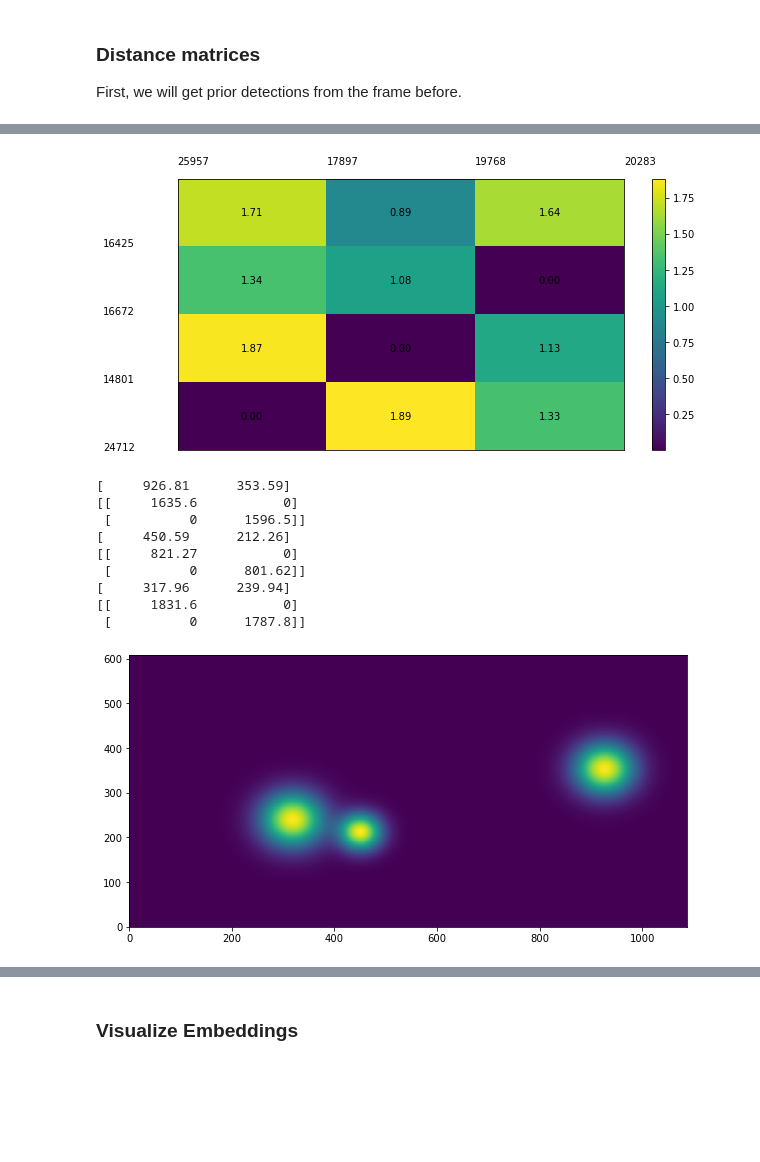
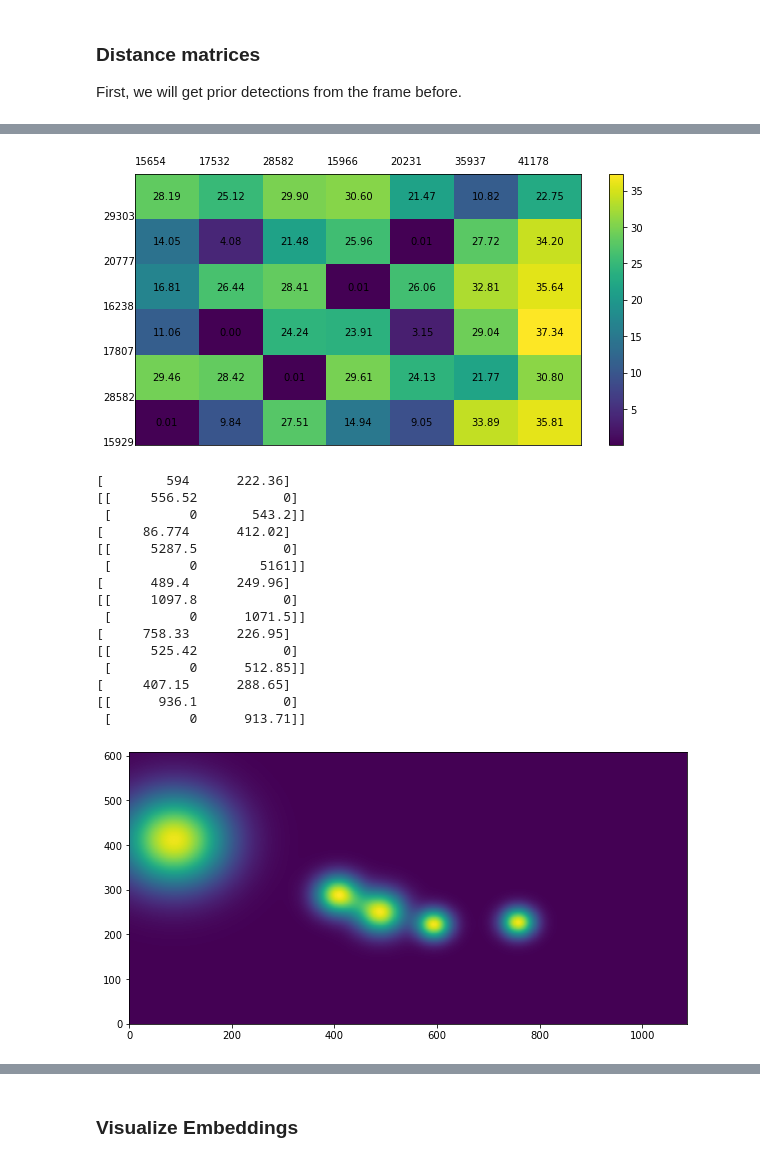
Before and after one commit to ecker-lab/PriMAT-tracking, a Jupyter notebook: own_ideas/viz_tracking.ipynb, the cells around one changed output, grey strips where cells are left out. Saved outputs shown, nothing was run; the diff lists cells and outputs as text; code cells hidden in the pictures; blank space fills up the shorter version.

Commit message:
comparing tracking strategies

```diff
--- a/own_ideas/viz_tracking.ipynb
+++ b/own_ideas/viz_tracking.ipynb
@@ -171,7 +171,7 @@ def multivariate_gaussian(pos, mu, Sigma):
 
     return np.exp(-fac / 2) / N
 
-def plot_hm(dist_hm, inds = inds, cell_text = False):
+def plot_hm(dist_hm, inds = inds, inds1 = inds1, cell_text = False):
     fig, ax = plt.subplots(figsize = (10, 5))
     surf = plt.pcolormesh(dist_hm)
     plt.colorbar(surf)
@@ -185,28 +185,30 @@ def plot_hm(dist_hm, inds = inds, cell_text = False):
                          )
     ax.get_xaxis().set_visible(False)
     ax.get_yaxis().set_visible(False)
-    for y, ind in enumerate(inds1):
+    for y, ind in enumerate(inds):
         ax.text(-0.5, y, ind)
         max_y = y
 
-    for x, ind in enumerate(inds):
+    for x, ind in enumerate(inds1):
         ax.text(x, max_y + 1.2, ind)
 
 
 def kalman_and_matching(tracks, detections1):
 
-    emb_dists = matching.embedding_distance(detections1, tracks)
-    iou_dists = matching.iou_distance(detections1, tracks)
-    dists = np.multiply(2 * emb_dists, iou_dists)
+    emb_dists = matching.embedding_distance(tracks, detections1)
+    iou_dists = matching.iou_distance(tracks, detections1)
+    iou_dists_ind = ((iou_dists > 0.8) + 1) ** 5
+    dists = np.multiply(np.multiply(emb_dists, iou_dists), iou_dists_ind)
 
-    matches, u_track, u_detection = matching.linear_assignment(dists, thresh=0.6)
-
+    matches, u_track, u_detection = matching.linear_assignment(dists, thresh=0.3)
+    print(matches)
 
 
     new_tracks = []
 
     #find matches and update Kalman Filter
     for itracked, idet in matches:
+        print(itracked)
         track = tracks[itracked]
         det = detections1[idet]
         track.update(det, 1)
@@ -235,7 +237,7 @@ cap = cv2.VideoCapture("/usr/users/agecker/datasets/macaque_videos/Videos/VID_20
 # %% [markdown]
 ### Review images and heatmaps
 # %%
-img, hm, dets, inds, id_feature = get_info(55, 0.4, model)
+img, hm, dets, inds, id_feature = get_info(388, 0.2, model)
 
 
 #Instanciate tracks with first frame
@@ -246,14 +248,12 @@ detections = [STrack(STrack.tlbr_to_tlwh(tlbrs[:4]), tlbrs[4], f, 30) for
                           (tlbrs, f) in zip(dets[:, :5], id_feature)]
 
 for track in detections:
-    #print(track.tlbr)
-    #if track.score < 0.4:
-    #    continue
     track.activate(kalman_filter, 0)
     tracks.append(track)
 
-#This has no effect (as starting velocities are 0)
+#This has no effect here (as starting velocities are 0)
 STrack.multi_predict(tracks)
 
-plot_frame(img = img, hm = hm, top_preds = True, thres = 0.4, text = True)
+plot_frame(img = img, hm = hm, top_preds = True, thres = 0.2, text = True)
+len(tracks)
 # %% [output]
@@ -261,10 +262,11 @@ plot_frame(img = img, hm = hm, top_preds = True, thres = 0.4, text = True)
 # %%
-img1, hm1, dets1, inds1, id_feature1 = get_info(56, 0.1, model)
+img1, hm1, dets1, inds1, id_feature1 = get_info(389, 0.02, model)
 detections1 = [STrack(STrack.tlbr_to_tlwh(tlbrs[:4]), tlbrs[4], f, 30) for
                               (tlbrs, f) in zip(dets1[:, :5], id_feature1)]
 
+
 _, _, _, tracks, _ = kalman_and_matching(tracks, detections1)
 STrack.multi_predict(tracks)
-plot_frame(img1, hm1, top_preds = True, thres = 0.1)
+plot_frame(img1, hm1, top_preds = True, thres = 0.02)
 print(tracks)
 # %% [output]
@@ -273,9 +287,9 @@ print(tracks)
 # %%
-img1, hm1, dets1, inds1, id_feature1 = get_info(57, 0.1, model)
+img1, hm1, dets1, inds1, id_feature1 = get_info(390, 0.02, model)
 detections1 = [STrack(STrack.tlbr_to_tlwh(tlbrs[:4]), tlbrs[4], f, 30) for
                               (tlbrs, f) in zip(dets1[:, :5], id_feature1)]
 
 emb_dists, iou_dists, dists, tracks, matches = kalman_and_matching(tracks, detections1)
 STrack.multi_predict(tracks)
-plot_frame(img1, hm1, top_preds = True, thres = 0.1)
+plot_frame(img1, hm1, top_preds = True, thres = 0.02)
 # %% [output]
@@ -295,42 +321,48 @@ plot_hm(iou_dists)
 # %%
 plot_hm(dists, cell_text = True)
 # %% [output]
-[figure, old version]
+[figure, new version]
 # %%
 # Using the outputs from the kalman filter
 
 empty_hm = torch.zeros((img1.shape[0], img1.shape[1]))
 for itracked, idet in matches:
     track = tracks[itracked]
 
     mu = [608, 1088] * track.mean[:2] / [1080, 1980]
     Sigma = [608, 1088] * track.covariance[:2, :2] / [1080, 1980]
     print(mu)
     print(Sigma)
     X = np.linspace(0, img1.shape[1], img1.shape[1])
     Y = np.linspace(0, img1.shape[0], img1.shape[0])
     X, Y = np.meshgrid(X, Y)
     pos = np.empty(X.shape + (2,))
     pos[:, :, 0] = X
     pos[:, :, 1] = Y
     Z = multivariate_gaussian(pos, mu, Sigma)
-    Z = Z / np.max(Z)
+    Z = 10 * Z / (np.max(Z) + 0.0000001)
 
     empty_hm = empty_hm + torch.from_numpy(Z)
 
 empty_hm = empty_hm / torch.max(empty_hm)
 
 fig, ax = plt.subplots(figsize = (10, 5))
 surf = plt.pcolormesh(empty_hm)
 # %% [output]
-[     926.81      353.59]
-[[     1635.6           0]
- [          0      1596.5]]
-[     450.59      212.26]
-[[     821.27           0]
- [          0      801.62]]
-[     317.96      239.94]
-[[     1831.6           0]
- [          0      1787.8]]
+[        594      222.36]
+[[     556.52           0]
+ [          0       543.2]]
+[     86.774      412.02]
+[[     5287.5           0]
+ [          0        5161]]
+[      489.4      249.96]
+[[     1097.8           0]
+ [          0      1071.5]]
+[     758.33      226.95]
+[[     525.42           0]
+ [          0      512.85]]
+[     407.15      288.65]
+[[      936.1           0]
+ [          0      913.71]]
-[figure, old version]
+[figure, new version]
 # %%
```
Also changed, not shown: parts of 8 cells of this notebook, 9 other files.
